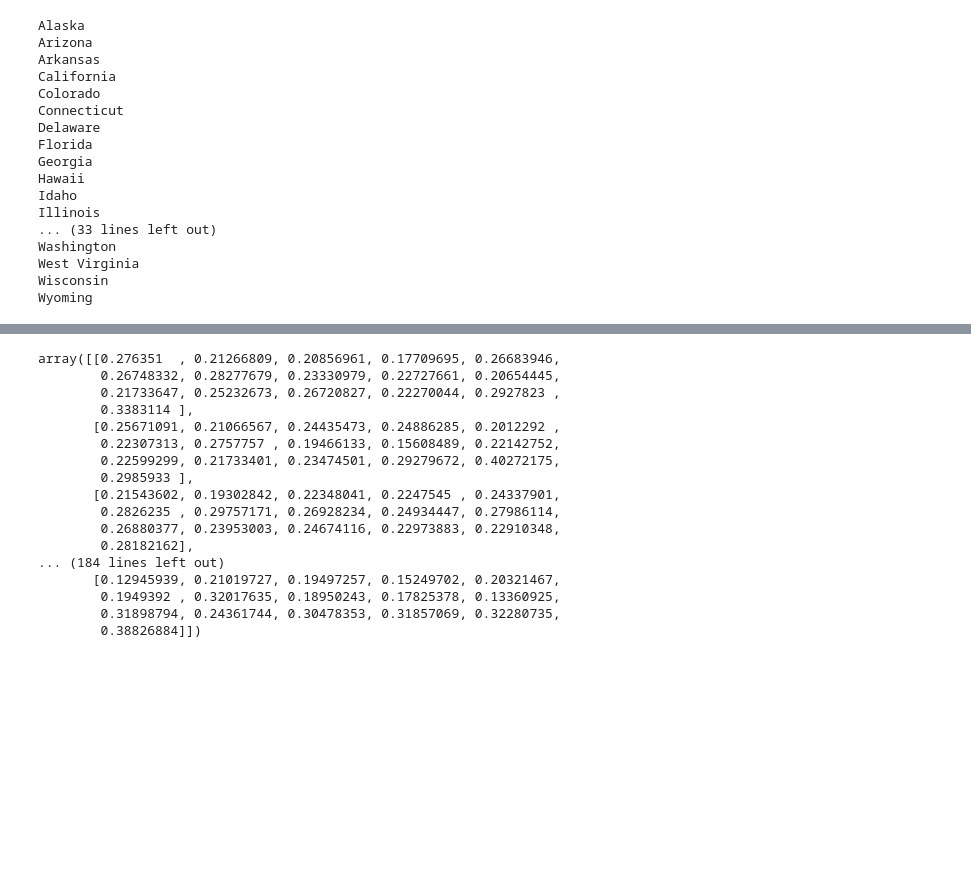
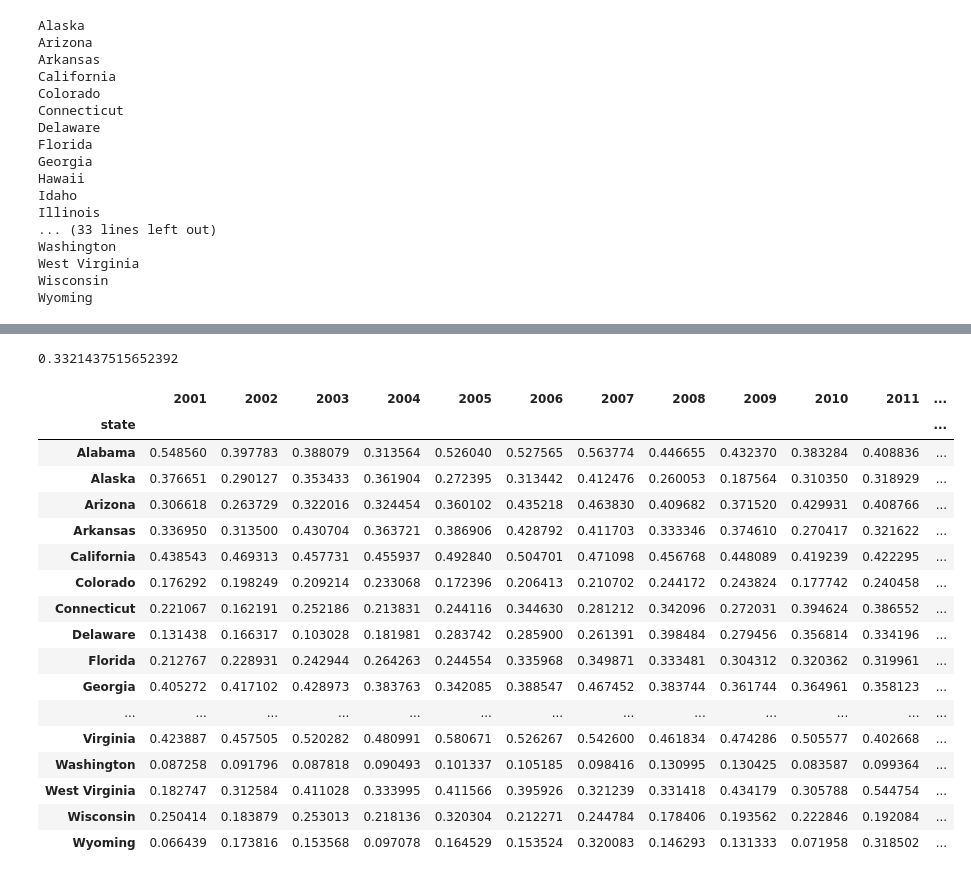
Before and after one commit to Emidiant/crime-in-usa-visualisation, a Jupyter notebook: coordinates_extraction/coordinate.ipynb, the cells around one changed output, grey strips where cells are left out. Drawn from its saved outputs; the diff is of its cells as text; code cells hidden in the pictures; blank space fills up the shorter version.

```diff
--- a/coordinates_extraction/coordinate.ipynb
+++ b/coordinates_extraction/coordinate.ipynb
@@ -249,20 +226,26 @@ df_min_max
-# %%
-preprocessing.normalize(df)
-# %% [output]
-array([[0.276351  , 0.21266809, 0.20856961, 0.17709695, 0.26683946,
-        0.26748332, 0.28277679, 0.23330979, 0.22727661, 0.20654445,
-        0.21733647, 0.25232673, 0.26720827, 0.22270044, 0.2927823 ,
-        0.3383114 ],
-       [0.25671091, 0.21066567, 0.24435473, 0.24886285, 0.2012292 ,
-        0.22307313, 0.2757757 , 0.19466133, 0.15608489, 0.22142752,
-        0.22599299, 0.21733401, 0.23474501, 0.29279672, 0.40272175,
-        0.2985933 ],
-       [0.21543602, 0.19302842, 0.22348041, 0.2247545 , 0.24337901,
-        0.2826235 , 0.29757171, 0.26928234, 0.24934447, 0.27986114,
-        0.26880377, 0.23953003, 0.24674116, 0.22973883, 0.22910348,
-        0.28182162],
-... (184 lines left out)
-       [0.12945939, 0.21019727, 0.19497257, 0.15249702, 0.20321467,
-        0.1949392 , 0.32017635, 0.18950243, 0.17825378, 0.13360925,
-        0.31898794, 0.24361744, 0.30478353, 0.31857069, 0.32280735,
-        0.38826884]])
+# %%
+df.max().max()
+# %% [output]
+0.3321437515652392
+# %%
+df_min_max = (df-df.min().min())/(df.max().max()-df.min().min())
+df_min_max
+# %% [output]
+|  | 2001 | 2002 | 2003 | 2004 | 2005 | 2006 | 2007 | 2008 | 2009 | 2010 | 2011 | ... |
+| state |  |  |  |  |  |  |  |  |  |  |  | ... |
+| Alabama | 0.548560 | 0.397783 | 0.388079 | 0.313564 | 0.526040 | 0.527565 | 0.563774 | 0.446655 | 0.432370 | 0.383284 | 0.408836 | ... |
+| Alaska | 0.376651 | 0.290127 | 0.353433 | 0.361904 | 0.272395 | 0.313442 | 0.412476 | 0.260053 | 0.187564 | 0.310350 | 0.318929 | ... |
+| Arizona | 0.306618 | 0.263729 | 0.322016 | 0.324454 | 0.360102 | 0.435218 | 0.463830 | 0.409682 | 0.371520 | 0.429931 | 0.408766 | ... |
+| Arkansas | 0.336950 | 0.313500 | 0.430704 | 0.363721 | 0.386906 | 0.428792 | 0.411703 | 0.333346 | 0.374610 | 0.270417 | 0.321622 | ... |
+| California | 0.438543 | 0.469313 | 0.457731 | 0.455937 | 0.492840 | 0.504701 | 0.471098 | 0.456768 | 0.448089 | 0.419239 | 0.422295 | ... |
+| Colorado | 0.176292 | 0.198249 | 0.209214 | 0.233068 | 0.172396 | 0.206413 | 0.210702 | 0.244172 | 0.243824 | 0.177742 | 0.240458 | ... |
+| Connecticut | 0.221067 | 0.162191 | 0.252186 | 0.213831 | 0.244116 | 0.344630 | 0.281212 | 0.342096 | 0.272031 | 0.394624 | 0.386552 | ... |
+| Delaware | 0.131438 | 0.166317 | 0.103028 | 0.181981 | 0.283742 | 0.285900 | 0.261391 | 0.398484 | 0.279456 | 0.356814 | 0.334196 | ... |
+| Florida | 0.212767 | 0.228931 | 0.242944 | 0.264263 | 0.244554 | 0.335968 | 0.349871 | 0.333481 | 0.304312 | 0.320362 | 0.319961 | ... |
+| Georgia | 0.405272 | 0.417102 | 0.428973 | 0.383763 | 0.342085 | 0.388547 | 0.467452 | 0.383744 | 0.361744 | 0.364961 | 0.358123 | ... |
+| ... | ... | ... | ... | ... | ... | ... | ... | ... | ... | ... | ... | ... |
+| Virginia | 0.423887 | 0.457505 | 0.520282 | 0.480991 | 0.580671 | 0.526267 | 0.542600 | 0.461834 | 0.474286 | 0.505577 | 0.402668 | ... |
+| Washington | 0.087258 | 0.091796 | 0.087818 | 0.090493 | 0.101337 | 0.105185 | 0.098416 | 0.130995 | 0.130425 | 0.083587 | 0.099364 | ... |
+| West Virginia | 0.182747 | 0.312584 | 0.411028 | 0.333995 | 0.411566 | 0.395926 | 0.321239 | 0.331418 | 0.434179 | 0.305788 | 0.544754 | ... |
+| Wisconsin | 0.250414 | 0.183879 | 0.253013 | 0.218136 | 0.320304 | 0.212271 | 0.244784 | 0.178406 | 0.193562 | 0.222846 | 0.192084 | ... |
+| Wyoming | 0.066439 | 0.173816 | 0.153568 | 0.097078 | 0.164529 | 0.153524 | 0.320083 | 0.146293 | 0.131333 | 0.071958 | 0.318502 | ... |
```
Also changed, not shown: parts of 5 cells of this notebook, 1 other file.
